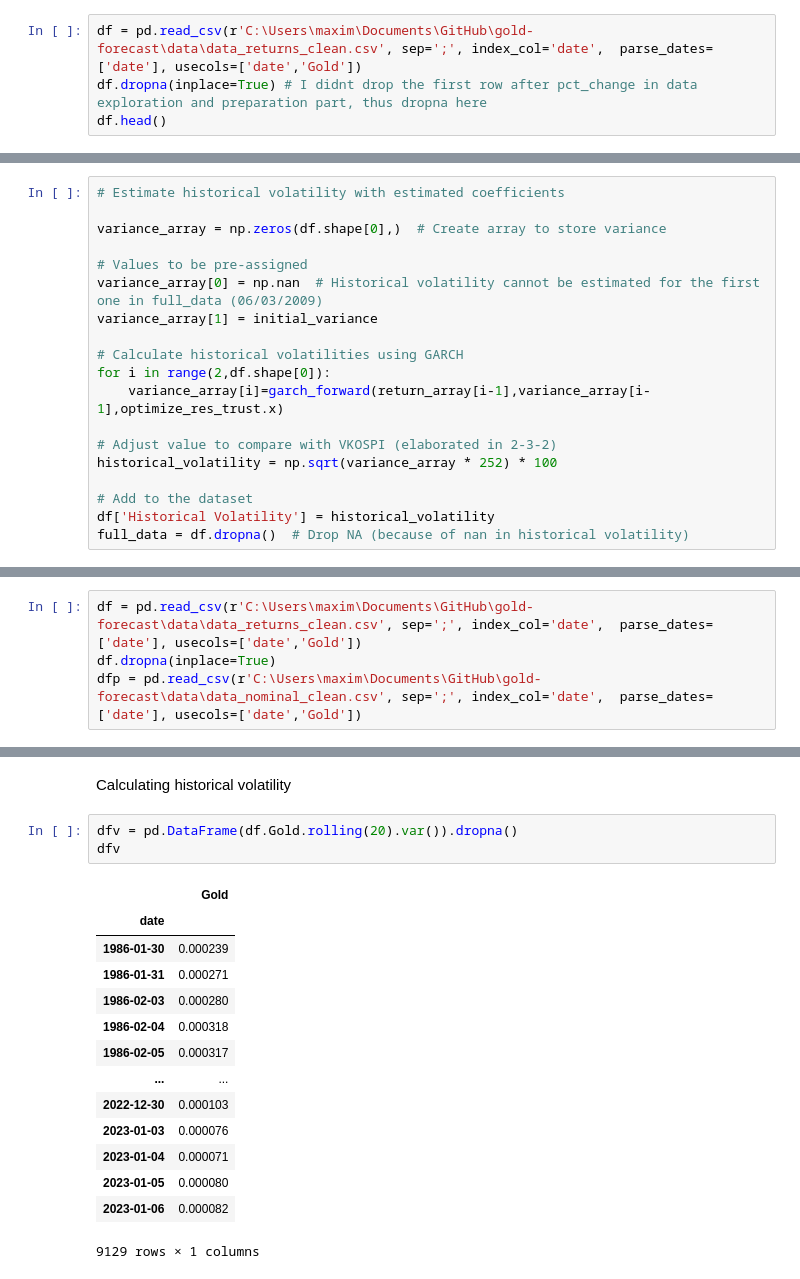
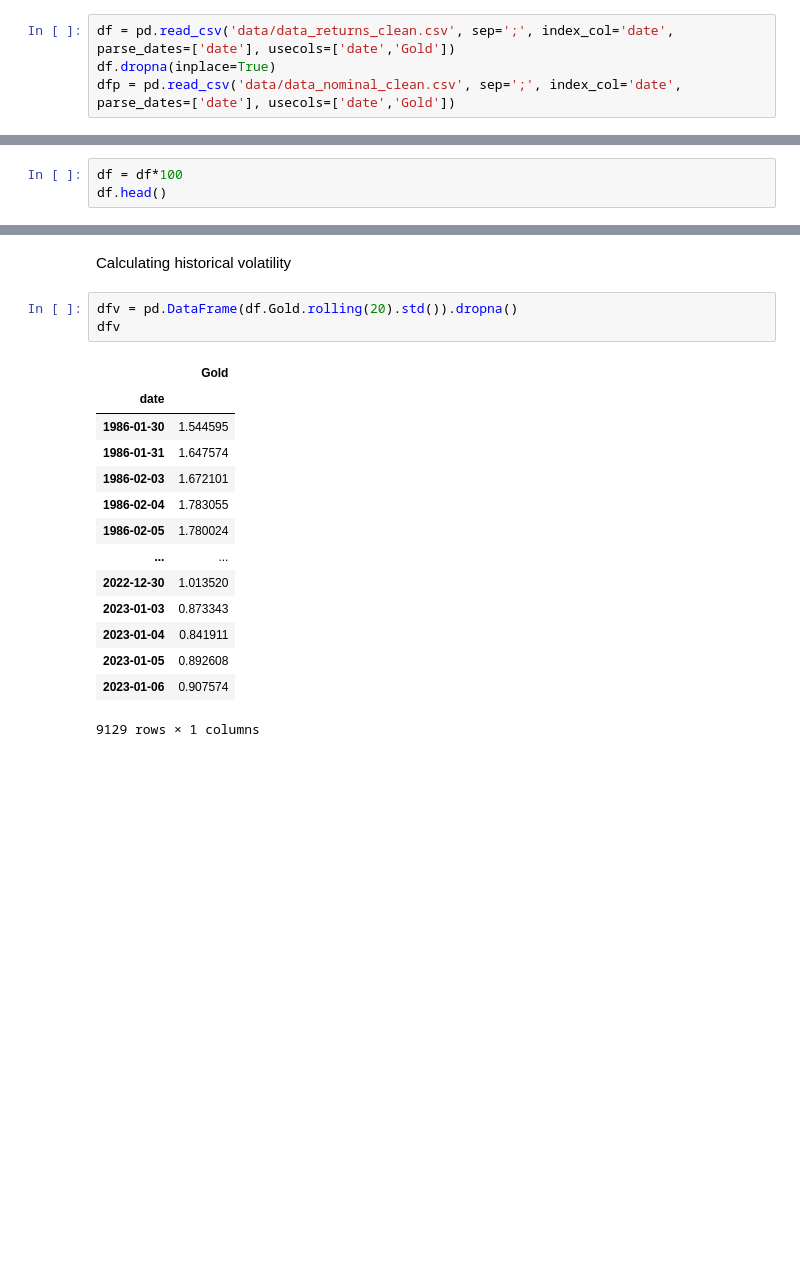
Before and after one commit to maxbranting/gold-forecast, a Jupyter notebook: Models/Volatility/GARCH.ipynb, the cells around one changed output, grey strips where cells are left out. Saved outputs shown, nothing was run; the diff lists cells and outputs as text; blank space fills up the shorter version.

Commit message:
GARCH and TFT progress, general cleanup

```diff
--- a/Models/Volatility/GARCH.ipynb
+++ b/Models/Volatility/GARCH.ipynb
@@ -14,4 +27,4 @@ from scipy import stats
 # %%
-df = pd.read_csv(r'C:\Users\maxim\Documents\GitHub\gold-forecast\data\data_returns_clean.csv', sep=';', index_col='date',  parse_dates=['date'], usecols=['date','Gold'])
-df.dropna(inplace=True) # I didnt drop the first row after pct_change in data exploration and preparation part, thus dropna here
-df.head()
+df = pd.read_csv('data/data_returns_clean.csv', sep=';', index_col='date',  parse_dates=['date'], usecols=['date','Gold'])
+df.dropna(inplace=True)
+dfp = pd.read_csv('data/data_nominal_clean.csv', sep=';', index_col='date',  parse_dates=['date'], usecols=['date','Gold'])
@@ -98,19 +30,0 @@ omega = 5.201357725771324e-07
-# %%
-# Estimate historical volatility with estimated coefficients
-
-variance_array = np.zeros(df.shape[0],)  # Create array to store variance
-
-# Values to be pre-assigned
-variance_array[0] = np.nan  # Historical volatility cannot be estimated for the first one in full_data (06/03/2009)
-variance_array[1] = initial_variance
-
-# Calculate historical volatilities using GARCH
-for i in range(2,df.shape[0]):
-    variance_array[i]=garch_forward(return_array[i-1],variance_array[i-1],optimize_res_trust.x)
-
-# Adjust value to compare with VKOSPI (elaborated in 2-3-2)
-historical_volatility = np.sqrt(variance_array * 252) * 100
-
-# Add to the dataset
-df['Historical Volatility'] = historical_volatility
-full_data = df.dropna()  # Drop NA (because of nan in historical volatility)
@@ -186,4 +30,0 @@ from sklearn.metrics import mean_absolute_error, mean_absolute_percentage_error,
-# %%
-df = pd.read_csv(r'C:\Users\maxim\Documents\GitHub\gold-forecast\data\data_returns_clean.csv', sep=';', index_col='date',  parse_dates=['date'], usecols=['date','Gold'])
-df.dropna(inplace=True)
-dfp = pd.read_csv(r'C:\Users\maxim\Documents\GitHub\gold-forecast\data\data_nominal_clean.csv', sep=';', index_col='date',  parse_dates=['date'], usecols=['date','Gold'])
@@ -226,0 +72,3 @@ def ts_plot(residuals, stan_residuals, lags=20):
+# %%
+df = df*100
+df.head()
@@ -227,21 +83,21 @@ def ts_plot(residuals, stan_residuals, lags=20):
 # %% [markdown]
 Calculating historical volatility
 # %%
-dfv = pd.DataFrame(df.Gold.rolling(20).var()).dropna()
+dfv = pd.DataFrame(df.Gold.rolling(20).std()).dropna()
 dfv
 # %% [output]
 |  | Gold |
 | date |  |
-| 1986-01-30 | 0.000239 |
-| 1986-01-31 | 0.000271 |
-| 1986-02-03 | 0.000280 |
-| 1986-02-04 | 0.000318 |
-| 1986-02-05 | 0.000317 |
+| 1986-01-30 | 1.544595 |
+| 1986-01-31 | 1.647574 |
+| 1986-02-03 | 1.672101 |
+| 1986-02-04 | 1.783055 |
+| 1986-02-05 | 1.780024 |
 | ... | ... |
-| 2022-12-30 | 0.000103 |
-| 2023-01-03 | 0.000076 |
-| 2023-01-04 | 0.000071 |
-| 2023-01-05 | 0.000080 |
-| 2023-01-06 | 0.000082 |
+| 2022-12-30 | 1.013520 |
+| 2023-01-03 | 0.873343 |
+| 2023-01-04 | 0.841911 |
+| 2023-01-05 | 0.892608 |
+| 2023-01-06 | 0.907574 |
 9129 rows × 1 columns
 # %%
```
Also changed, not shown: parts of 79 cells of this notebook, 8 other files.
